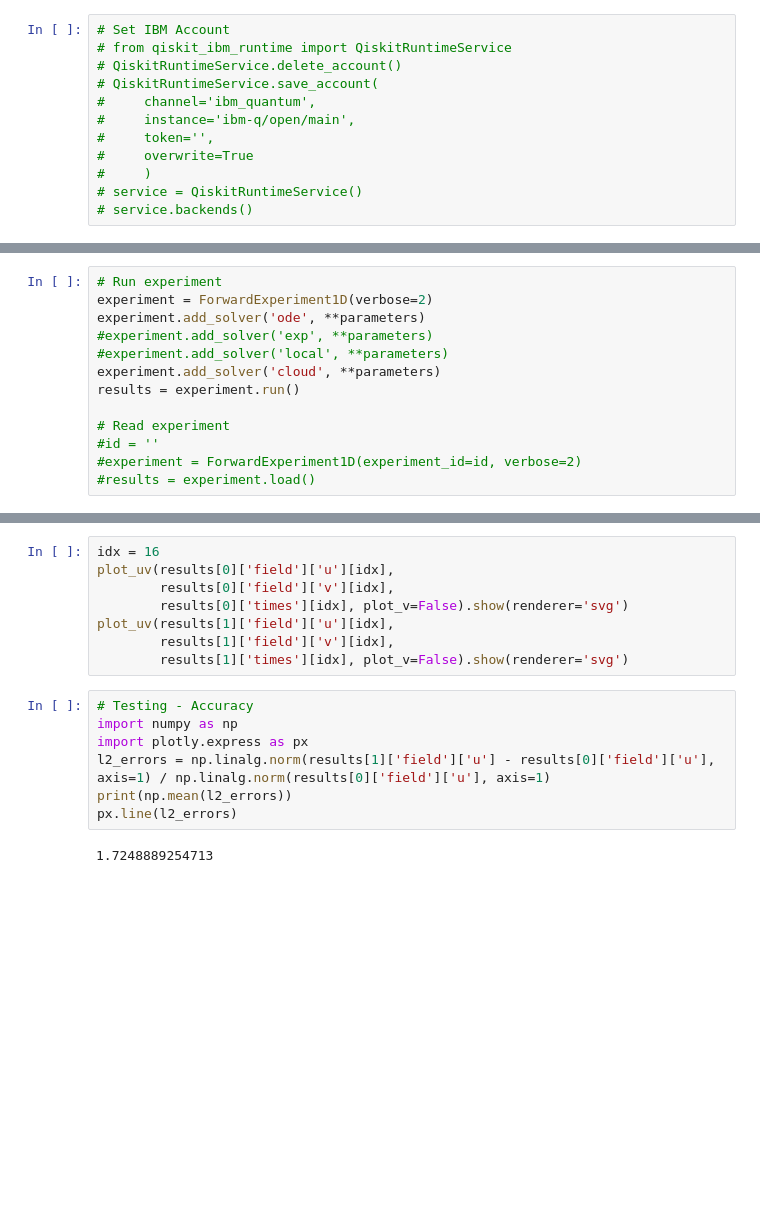
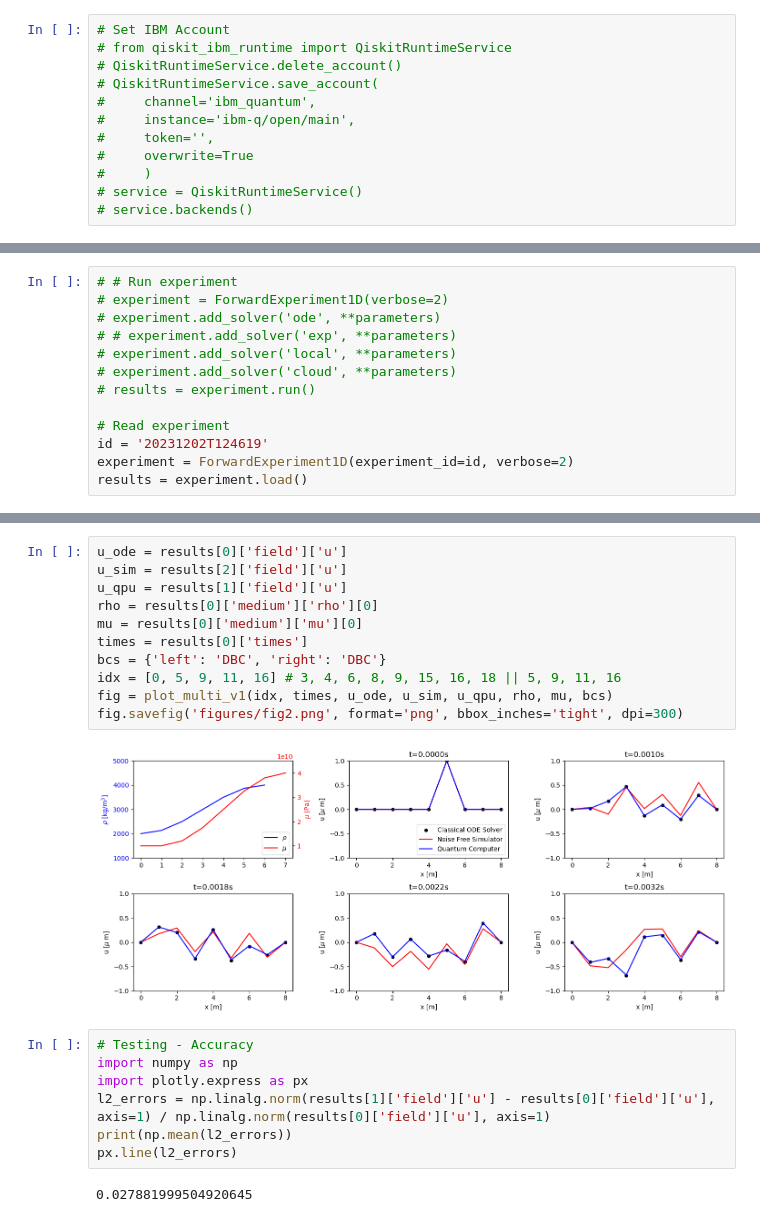
Before and after one commit to malteschade/Quantum-Wave-Equation-Solver, a Jupyter notebook: main.ipynb, the cells around one changed output, grey strips where cells are left out. Drawn from its saved outputs; the diff is of its cells as text; blank space fills up the shorter version.

Commit message:
paper plotting

```diff
--- a/main.ipynb
+++ b/main.ipynb
@@ -40,16 +40,16 @@ parameters = {
 plot_medium(parameters['mu'], parameters['rho']).show(renderer='svg')
 plot_uv(parameters['u'], parameters['v'],0, plot_v=True).show(renderer='svg')
 # %%
-# Run experiment
-experiment = ForwardExperiment1D(verbose=2)
-experiment.add_solver('ode', **parameters)
-#experiment.add_solver('exp', **parameters)
-#experiment.add_solver('local', **parameters)
-experiment.add_solver('cloud', **parameters)
-results = experiment.run()
+# # Run experiment
+# experiment = ForwardExperiment1D(verbose=2)
+# experiment.add_solver('ode', **parameters)
+# # experiment.add_solver('exp', **parameters)
+# experiment.add_solver('local', **parameters)
+# experiment.add_solver('cloud', **parameters)
+# results = experiment.run()
 
 # Read experiment
-#id = ''
-#experiment = ForwardExperiment1D(experiment_id=id, verbose=2)
-#results = experiment.load()
+id = '20231202T124619'
+experiment = ForwardExperiment1D(experiment_id=id, verbose=2)
+results = experiment.load()
 # %% [output]
@@ -74,11 +73,16 @@ results = experiment.run()
-# %%
-idx = 16
-plot_uv(results[0]['field']['u'][idx],
-        results[0]['field']['v'][idx],
-        results[0]['times'][idx], plot_v=False).show(renderer='svg')
-plot_uv(results[1]['field']['u'][idx],
-        results[1]['field']['v'][idx],
-        results[1]['times'][idx], plot_v=False).show(renderer='svg')
+# %%
+u_ode = results[0]['field']['u']
+u_sim = results[2]['field']['u']
+u_qpu = results[1]['field']['u']
+rho = results[0]['medium']['rho'][0]
+mu = results[0]['medium']['mu'][0]
+times = results[0]['times']
+bcs = {'left': 'DBC', 'right': 'DBC'}
+idx = [0, 5, 9, 11, 16] # 3, 4, 6, 8, 9, 15, 16, 18 || 5, 9, 11, 16
+fig = plot_multi_v1(idx, times, u_ode, u_sim, u_qpu, rho, mu, bcs)
+fig.savefig('figures/fig2.png', format='png', bbox_inches='tight', dpi=300)
+# %% [output]
+[figure, added]
 # %%
 # Testing - Accuracy
 import numpy as np
@@ -87,4 +91,4 @@ l2_errors = np.linalg.norm(results[1]['field']['u'] - results[0]['field']['u'],
 print(np.mean(l2_errors))
 px.line(l2_errors)
 # %% [output]
-1.7248889254713
+0.027881999504920645
```
Also changed, not shown: parts of 3 cells of this notebook, 5 other files.
